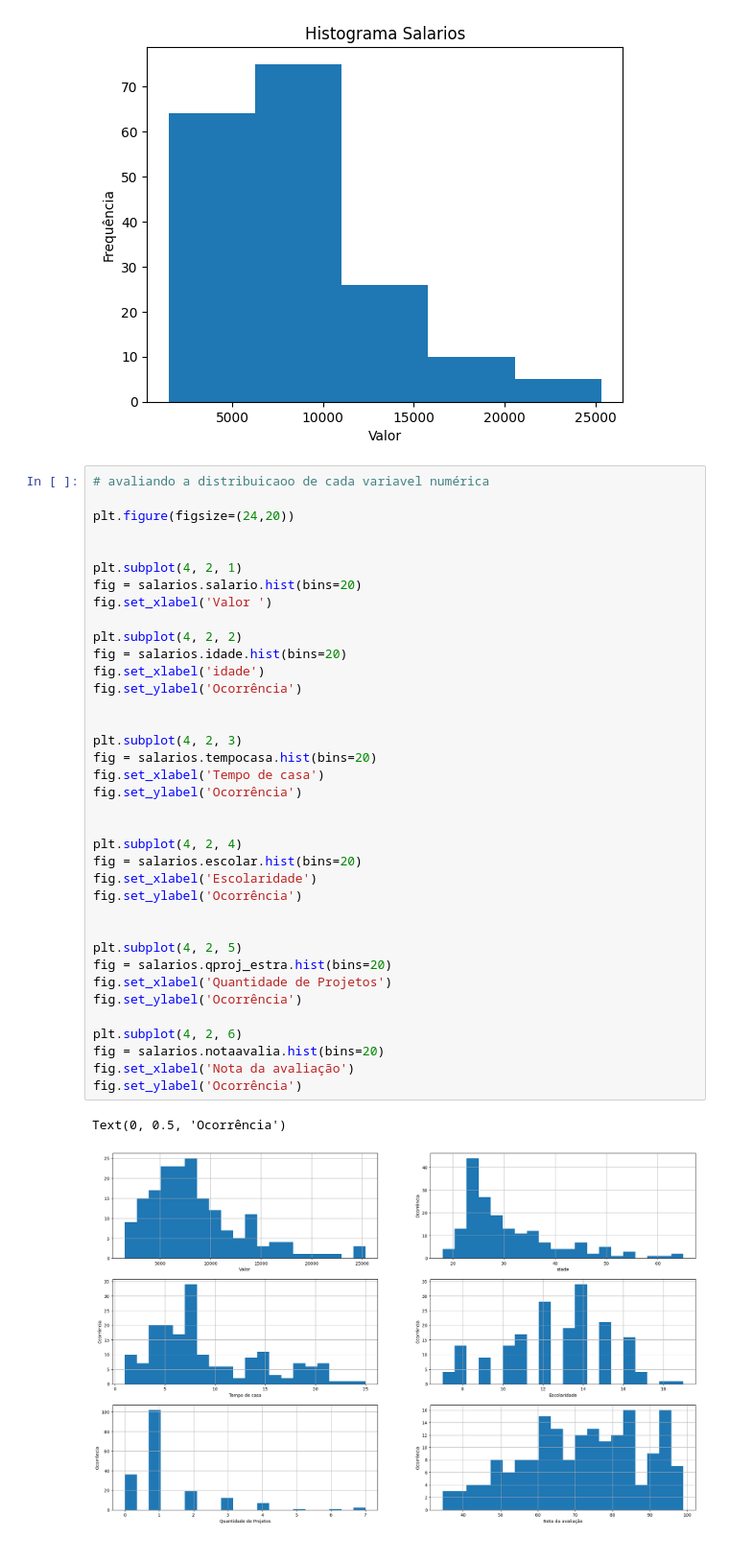
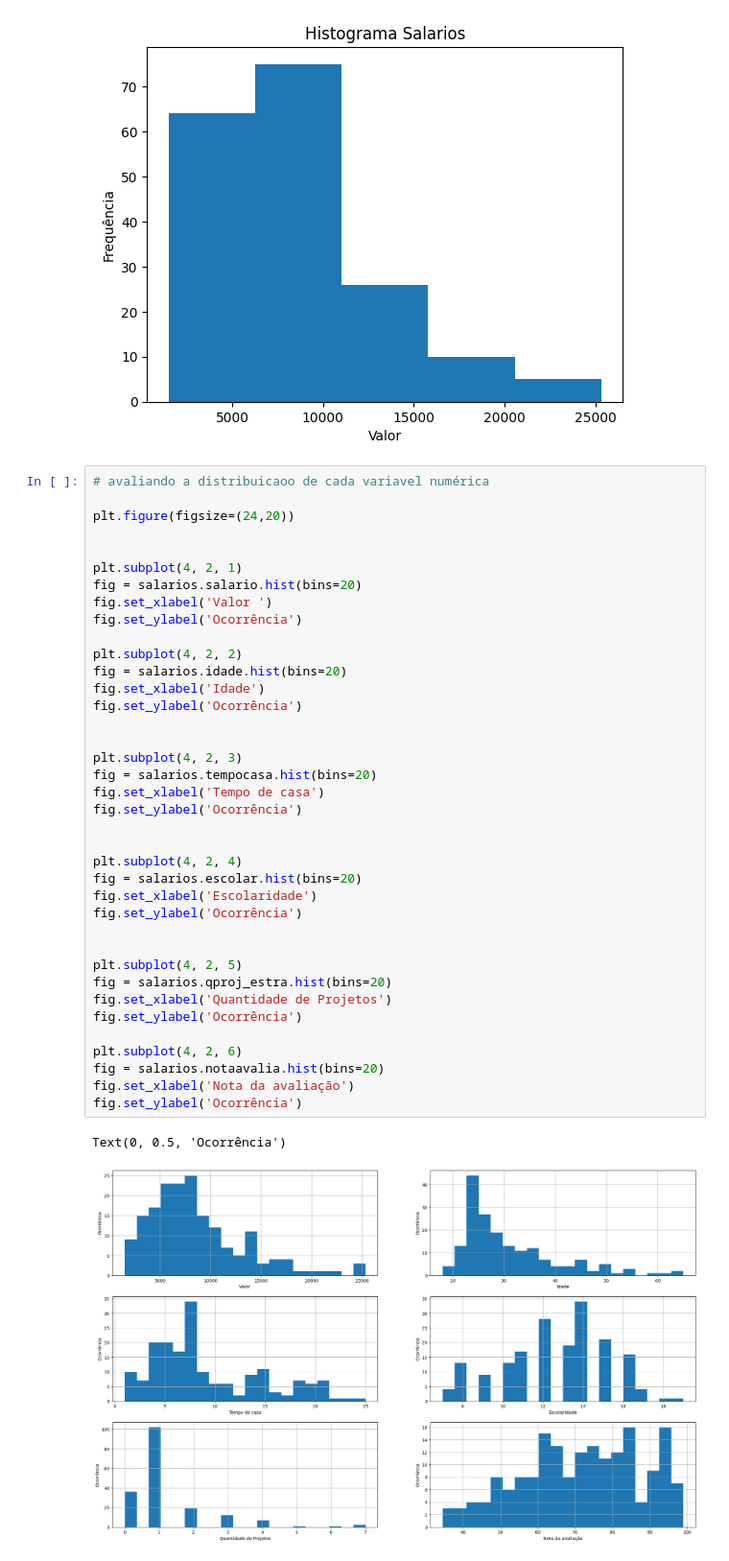
Before and after one commit to ghedin-alison/conceitos_ia, a Jupyter notebook: trabalho/analise_salario.ipynb, the cells around one changed output. Shown: that part at 96% size. Cells and saved outputs as stored; diff of their text form.

```diff
--- a/trabalho/analise_salario.ipynb
+++ b/trabalho/analise_salario.ipynb
@@ -141,34 +142,35 @@ plt.figure(figsize=(24,20))
 plt.subplot(4, 2, 1)
 fig = salarios.salario.hist(bins=20)
 fig.set_xlabel('Valor ')
+fig.set_ylabel('Ocorrência')
 
 plt.subplot(4, 2, 2)
 fig = salarios.idade.hist(bins=20)
-fig.set_xlabel('idade')
+fig.set_xlabel('Idade')
 fig.set_ylabel('Ocorrência')
 
 
 plt.subplot(4, 2, 3)
 fig = salarios.tempocasa.hist(bins=20)
 fig.set_xlabel('Tempo de casa')
 fig.set_ylabel('Ocorrência')
 
 
 plt.subplot(4, 2, 4)
 fig = salarios.escolar.hist(bins=20)
 fig.set_xlabel('Escolaridade')
 fig.set_ylabel('Ocorrência')
 
 
 plt.subplot(4, 2, 5)
 fig = salarios.qproj_estra.hist(bins=20)
 fig.set_xlabel('Quantidade de Projetos')
 fig.set_ylabel('Ocorrência')
 
 plt.subplot(4, 2, 6)
 fig = salarios.notaavalia.hist(bins=20)
 fig.set_xlabel('Nota da avaliação')
 fig.set_ylabel('Ocorrência')
 # %% [output]
 Text(0, 0.5, 'Ocorrência')
-[figure, old version]
+[figure, new version]
```
Also changed, not shown: parts of 14 cells of this notebook.
